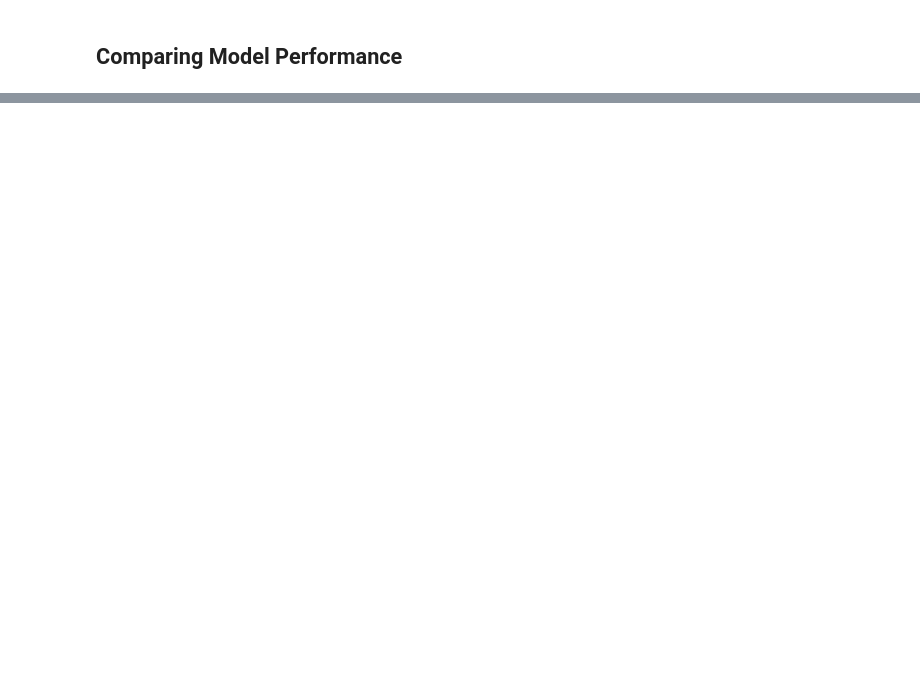
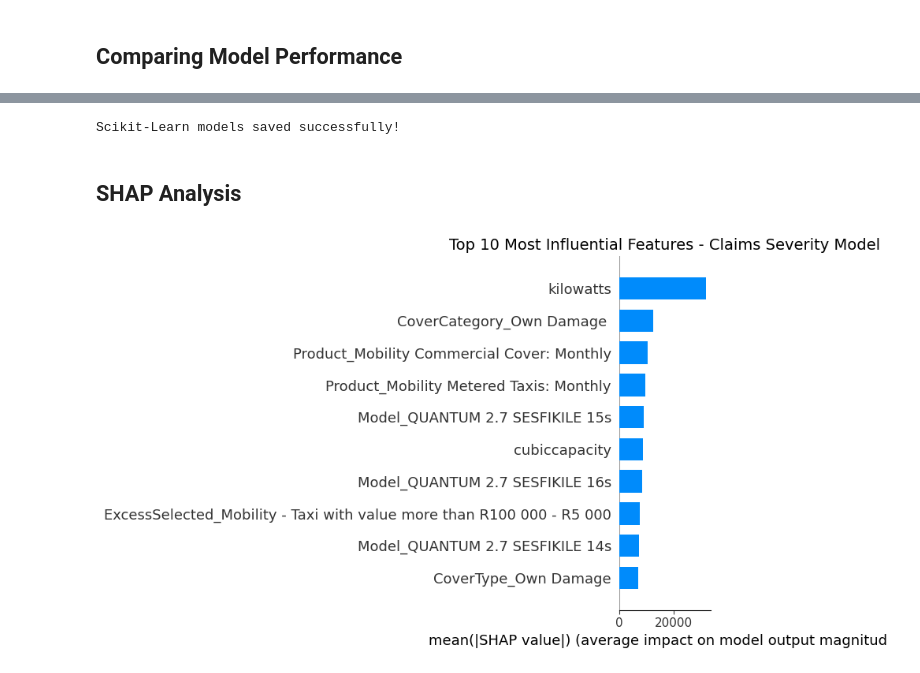
Before and after one commit to Rakeb-sys/insurance-risk-analytics, a Jupyter notebook: notebooks/train_model_regressor.ipynb, the cells around one changed output, grey strips where cells are left out. Drawn from its saved outputs; the diff is of its cells as text; code cells hidden in the pictures; blank space fills up the shorter version.

Commit message:
feat: implement SHAP analysis
- Integrated SHAP framework for model interpretability and business logic translation.

```diff
--- a/notebooks/train_model_regressor.ipynb
+++ b/notebooks/train_model_regressor.ipynb
@@ -336,0 +346,13 @@ print(top_leakers[['Feature', 'Weight']])
+# %%
+# Save your models to files
+joblib.dump(lr_model, 'linear_regression_model.pkl')
+
+print("Scikit-Learn models saved successfully!")
+# %% [output]
+Scikit-Learn models saved successfully!
+# %% [markdown]
+## SHAP Analysis
+# %%
+sa.shap_linear_explainer(lr_model, X_test)
+# %% [output]
+[figure, added]
```
Also changed, not shown: parts of 6 cells of this notebook, 4 other files.
